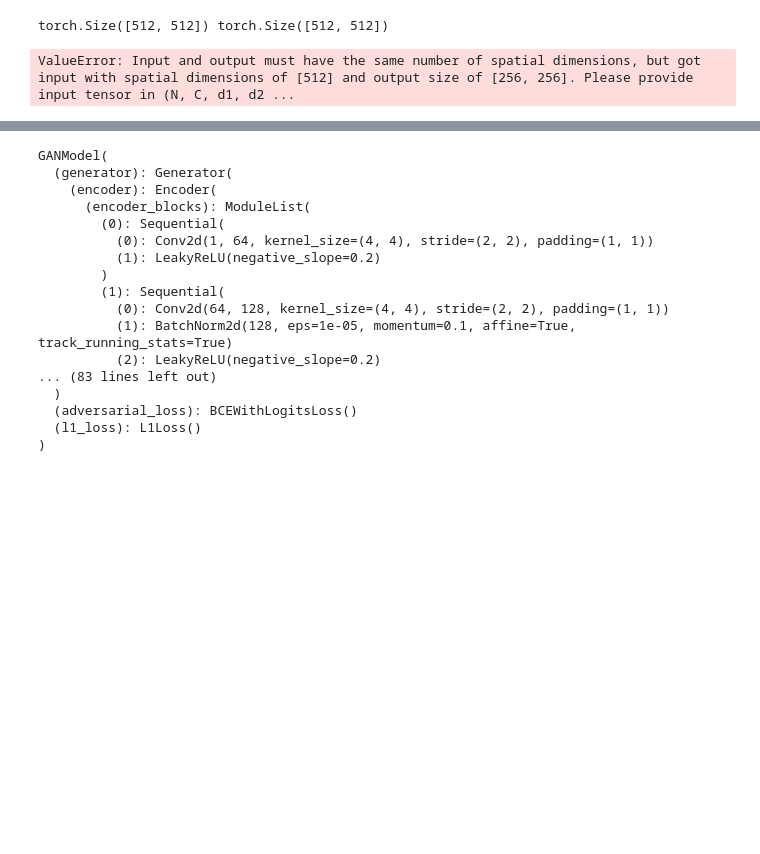
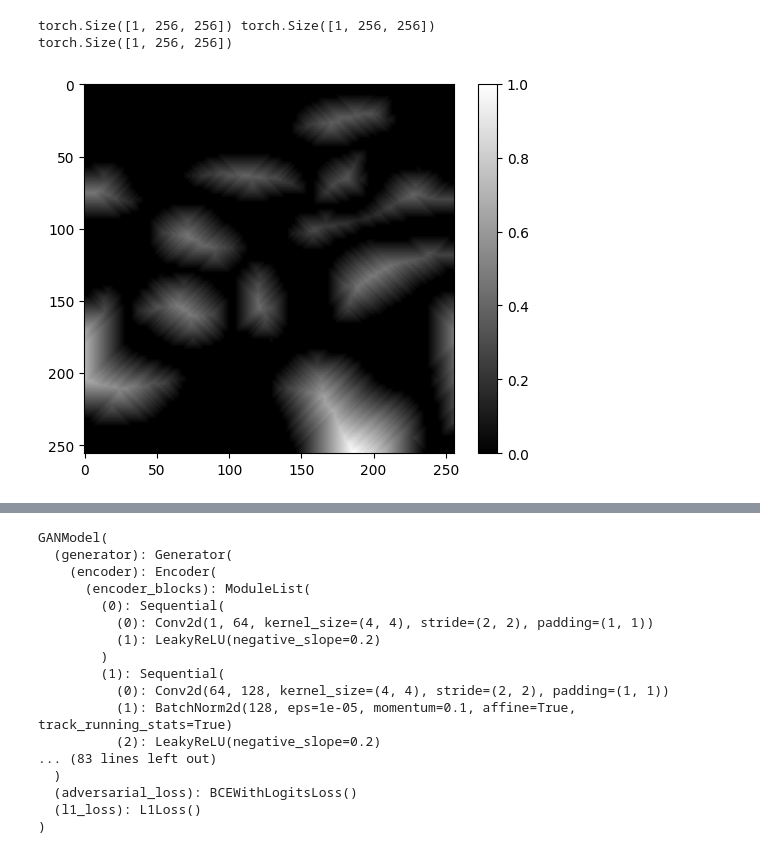
Before and after one commit to ignasiialemany/cGAN_cDTI, a Jupyter notebook: training.ipynb, the cells around one changed output, grey strips where cells are left out. Cells and saved outputs as stored; diff of their text form; code cells hidden in the pictures; blank space fills up the shorter version.

Commit message:
Updated training

```diff
--- a/training.ipynb
+++ b/training.ipynb
@@ -28,32 +85,44 @@ Shape of test_data:  (50, 2, 512, 512)
 # %%
 from dataset import SheetletCellDataset
 from torchvision import transforms
 from matplotlib import pyplot as plt
+from scipy.ndimage import distance_transform_edt
 
 transform = transforms.Compose([
         #transforms.Pad(padding=20,padding_mode="reflect"),
-        transforms.Resize((256,256)),
         transforms.RandomHorizontalFlip(),
         transforms.RandomVerticalFlip(),
-        #transforms.RandomRotation(15,fill=0),
-        transforms.GaussianBlur(kernel_size=(11,11),sigma=(0.1,0.7)),
+        transforms.RandomRotation(5,fill=0),
+        transforms.GaussianBlur(kernel_size=(11,11),sigma=(1,1)),
         #transforms.RandomAffine(0, translate=(0.05,0.05), scale=(0.9,1.15), shear=2),
     ])
+
+transforms_val = transforms.Compose([
+    transforms.Resize((256,256))])
 
 train_dataset = SheetletCellDataset(train_data, transform=transform)
 val_dataset = SheetletCellDataset(val_data)
 test_dataset = SheetletCellDataset(test_data)
 
 for i in range(len(train_dataset)):
     print(train_dataset[i][0].shape,train_dataset[i][1].shape)
-    plt.imshow(train_dataset[i][0][0],cmap="gray",vmin=0,vmax=1)
-    plt.imshow(train_dataset[i][1][0],cmap="gray",vmin=0,vmax=1,alpha=0.5)
+    condition, target = train_dataset[i]
+    device = "cuda" if torch.cuda.is_available() else "cpu"
+    target.to(device)
+    target_distance = compute_cell_distance_map(target,max_dist=50)
+    #plt.imshow(condition[0],cmap="gray",vmin=0,vmax=1)
+    #plt.imshow(target[0],cmap="gray",vmin=0,vmax=1,alpha=0.5)
+    #target_distance = target_distance > 25
+    print(target_distance.shape)
+    plt.imshow(target_distance[0,:,:],cmap="gray")
+    #plt.imshow(target[0],cmap="gray",alpha=0.1)
     plt.colorbar()
     plt.show()
     break
 # %% [output]
-torch.Size([512, 512]) torch.Size([512, 512])
+torch.Size([1, 256, 256]) torch.Size([1, 256, 256])
+torch.Size([1, 256, 256])
-ValueError: Input and output must have the same number of spatial dimensions, but got input with spatial dimensions of [512] and output size of [256, 256]. Please provide input tensor in (N, C, d1, d2 ...
+[figure, added]
 # %%
 from torch.utils.data import DataLoader
 
```
Also changed, not shown: parts of 8 cells of this notebook, 2 other files.
